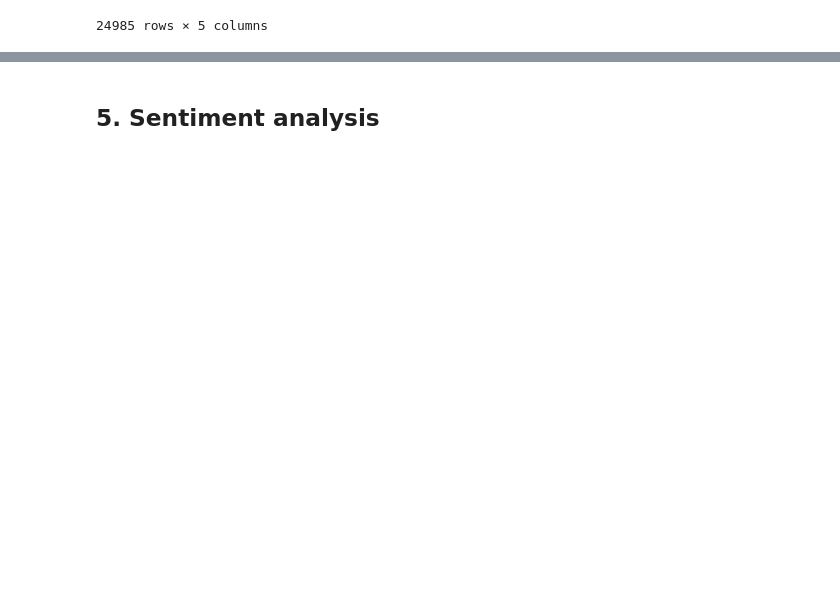
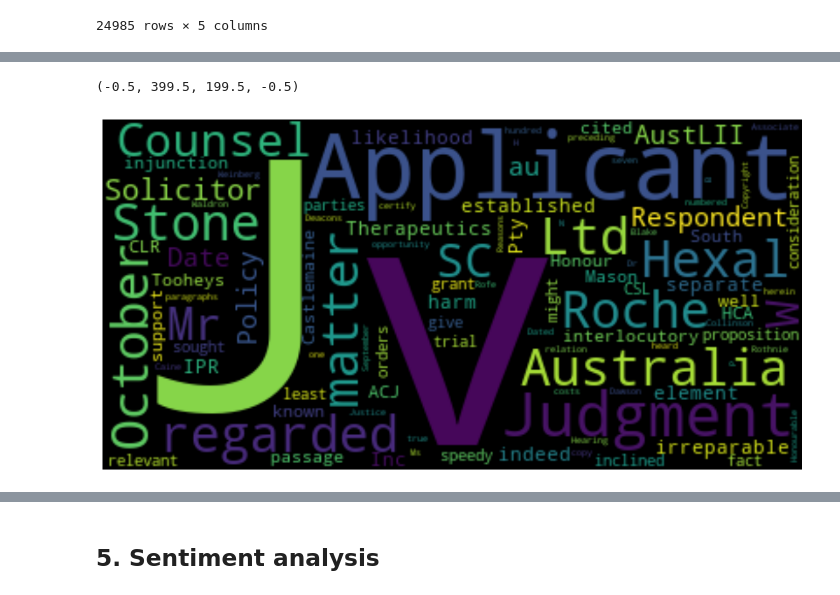
Before and after one commit to sowkyakammampati/Text-based, a Jupyter notebook: mid term .ipynb, the cells around one changed output, grey strips where cells are left out. Drawn from its saved outputs; the diff is of its cells as text; code cells hidden in the pictures; blank space fills up the shorter version.

```diff
--- a/mid term .ipynb
+++ b/mid term .ipynb
@@ -263,0 +255,6 @@ def tokenize(case_text):
+# %%
+# We will use the list of English stop words that are standard in python
+import nltk
+nltk.download('stopwords')
+stopwords = set(nltk.corpus.stopwords.words('english'))
+print(stopwords)
@@ -263,0 +338,15 @@ def tokenize(case_text):
+# %%
+# Importing libraries wordcloud and matplotlib
+from wordcloud import WordCloud
+from matplotlib import pyplot as plt
+
+# Printing output with the needy requirements
+text = df.query("case_outcome=='followed'")['case_text'].values[0]
+plt.figure(figsize=(14, 7)) ###
+wc = WordCloud(max_words=100, stopwords=stopwords)
+wc.generate(text)
+plt.imshow(wc, interpolation='bilinear')
+plt.axis("off")
+# %% [output]
+(-0.5, 399.5, 199.5, -0.5)
+[figure, added]
```
Also changed, not shown: parts of 47 cells of this notebook.
